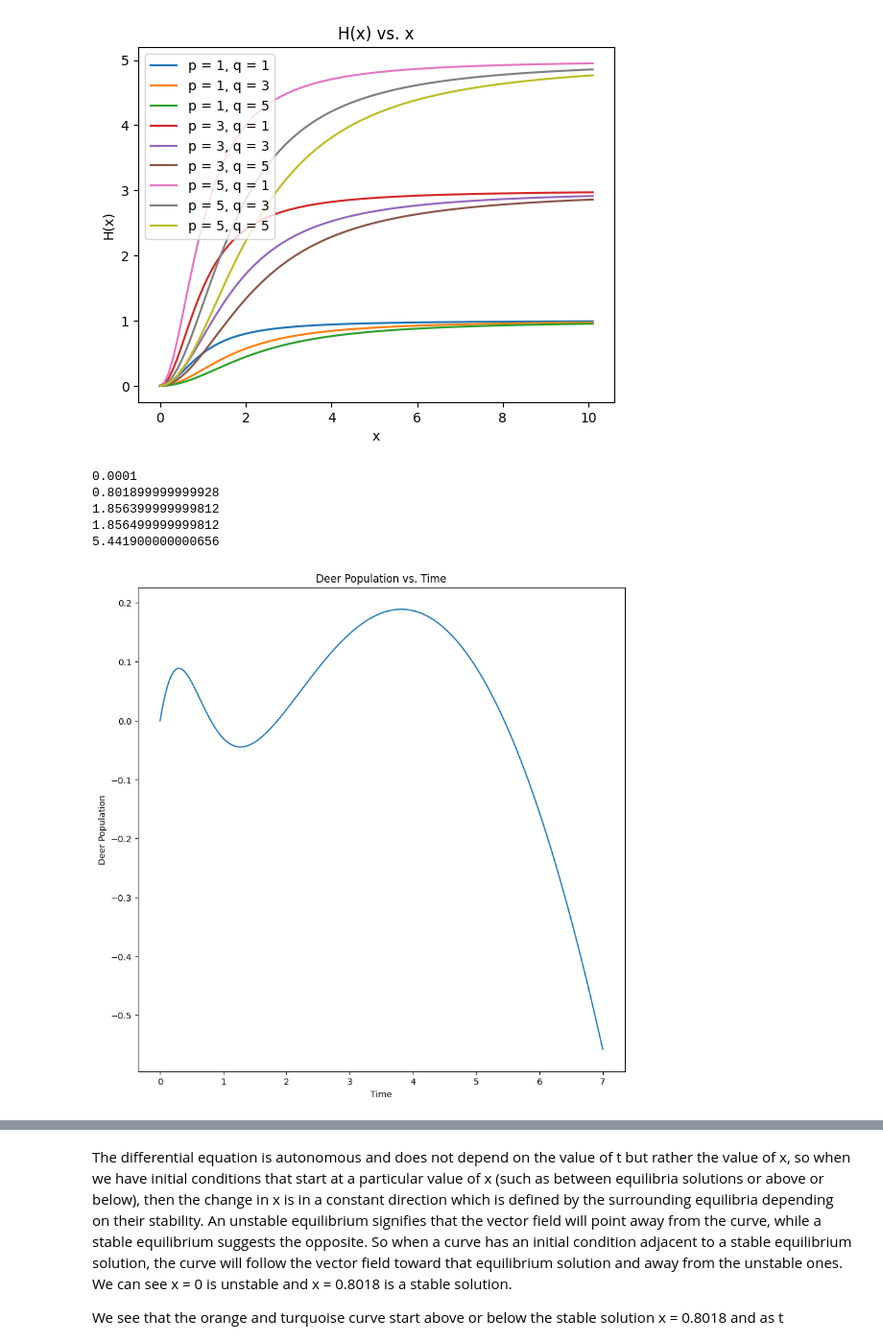
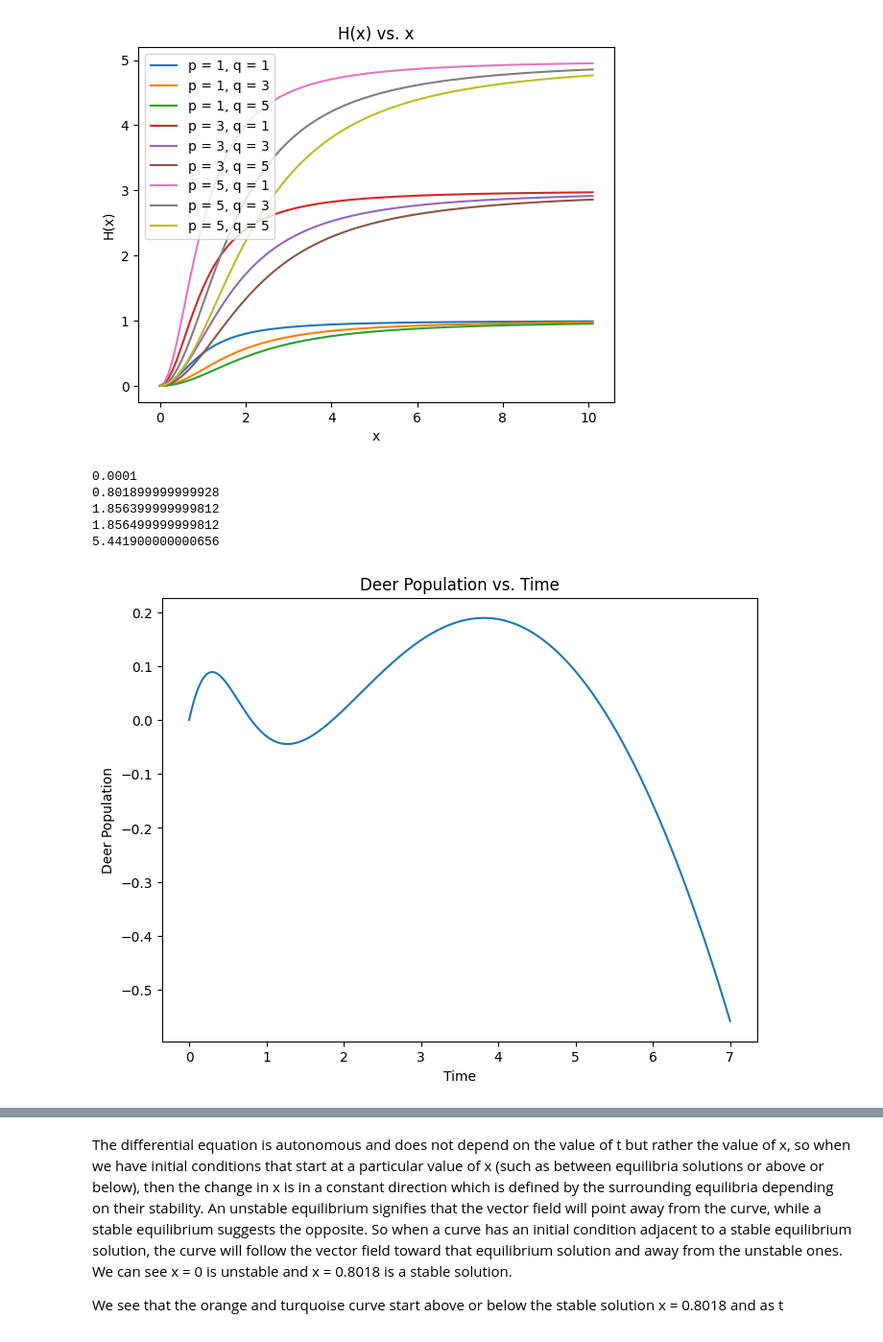
Before and after one commit to MrAnish123/Differential-Equations-Project-1, a Jupyter notebook: SetA.ipynb, the cells around one changed output, grey strips where cells are left out. Shown: that part at 96% size. Drawn from its saved outputs; the diff is of its cells as text; code cells hidden in the pictures.

```diff
--- a/SetA.ipynb
+++ b/SetA.ipynb
@@ -198,35 +193,35 @@ plt.legend(['p = 1, q = 1', 'p = 1, q = 3', 'p = 1, q = 5', 'p = 3, q = 1', 'p =
 from scipy.optimize import fsolve
 
 #Part a)
 
 x = [0]
 y = [0]
 tVariable = 0
 xVariable = 0
 
 #USING EULER'S METHOD FOR PLOTTING RIGHT HAND SIDE OF EQUATION
 while (xVariable < 7):
     yVariable = 0.65 * (1 - xVariable/8.1) * xVariable - (1.2*pow(xVariable,2)) / (1+pow(xVariable,2))
     xVariable += 0.0001
     y.append(yVariable)
     x.append(xVariable)
     if(yVariable >= -0.00001 and yVariable <= 0.00001):
         print(xVariable)
 
 #PLOT SETTINGS
-plt.figure(figsize=(10, 10))
+plt.figure(figsize=(8, 6))
 plt.plot(x, y)
 plt.title("Deer Population vs. Time")
 plt.xlabel("Time")
 plt.ylabel("Deer Population")
 plt.show()
 # %% [output]
 0.0001
 0.801899999999928
 1.856399999999812
 1.856499999999812
 5.441900000000656
-[figure, old version]
+[figure, new version]
 # %%
 #Problem 6 Part b)
 
```
Also changed, not shown: parts of 2 cells of this notebook, 5 other files.
